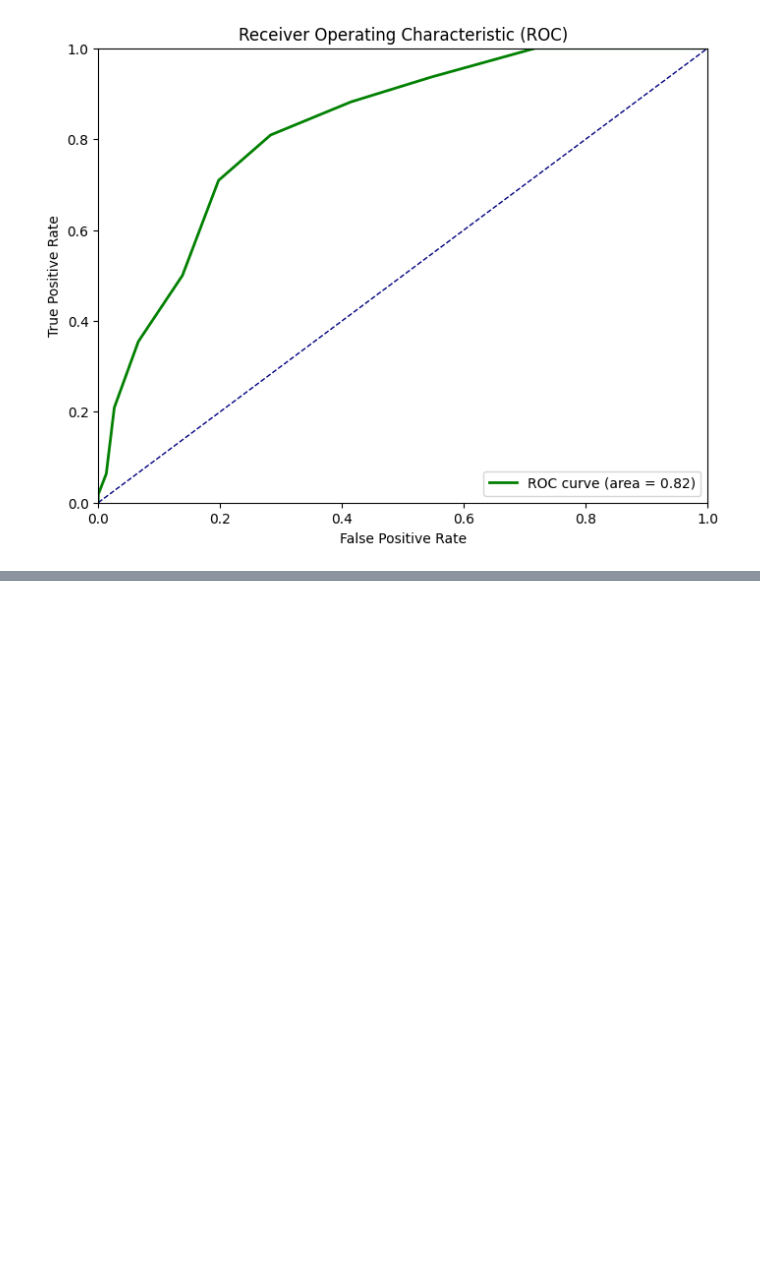
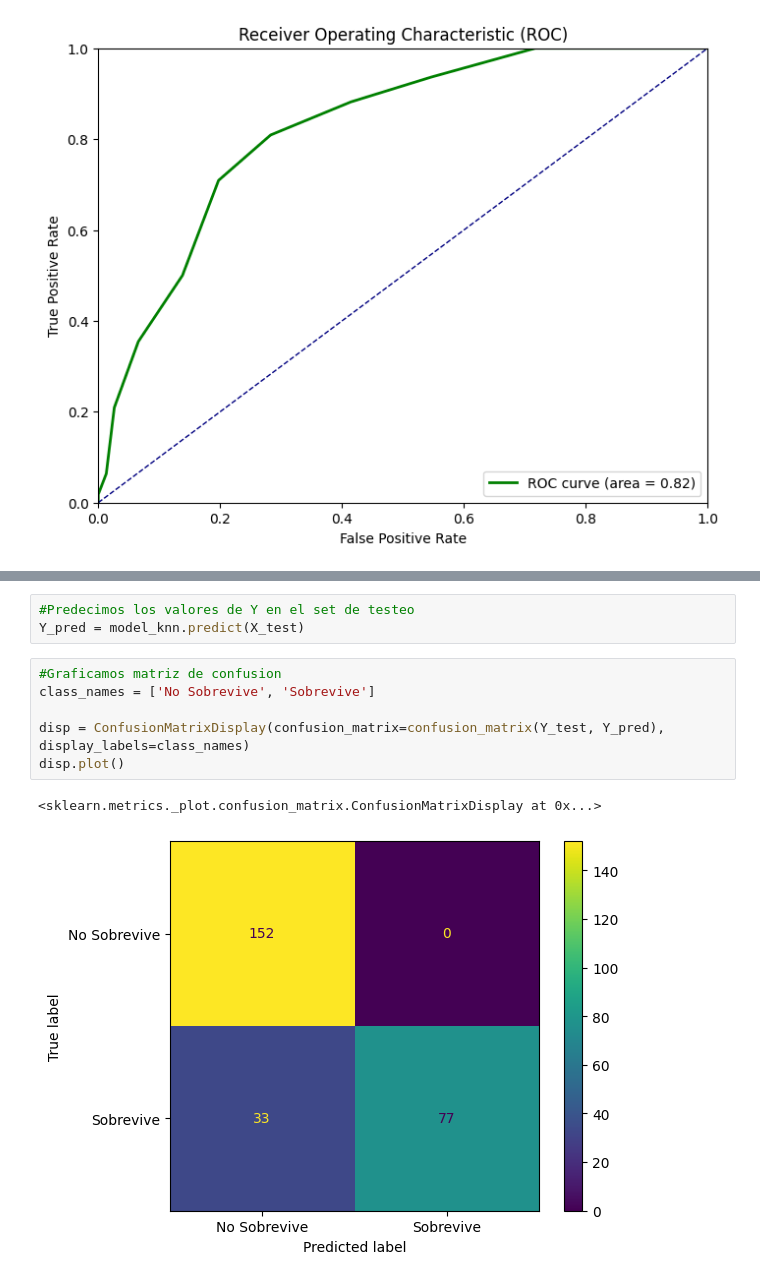
Before and after one commit to ffreirea1988/usm, a Jupyter notebook: KNN.ipynb, the cells around one changed output, grey strips where cells are left out. Drawn from its saved outputs; the diff is of its cells as text; blank space fills up the shorter version.

```diff
--- a/KNN.ipynb
+++ b/KNN.ipynb
@@ -347,0 +455,12 @@ plt.show()
+# %%
+#Predecimos los valores de Y en el set de testeo
+Y_pred = model_knn.predict(X_test)
+# %%
+#Graficamos matriz de confusion
+class_names = ['No Sobrevive', 'Sobrevive']
+
+disp = ConfusionMatrixDisplay(confusion_matrix=confusion_matrix(Y_test, Y_pred), display_labels=class_names)
+disp.plot()
+# %% [output]
+<sklearn.metrics._plot.confusion_matrix.ConfusionMatrixDisplay at 0x...>
+[figure, added]
```
Also changed, not shown: parts of 14 cells of this notebook.
